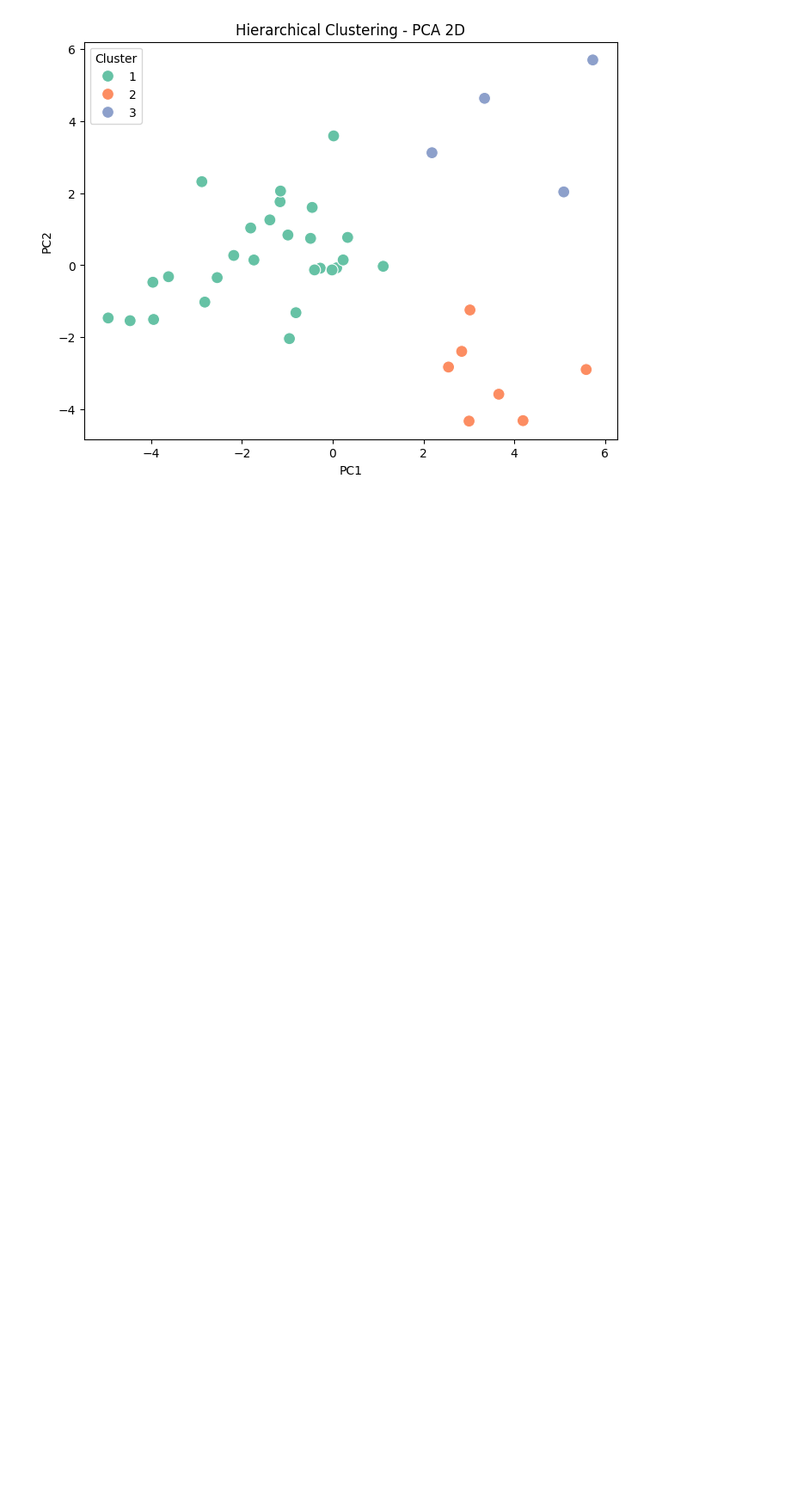
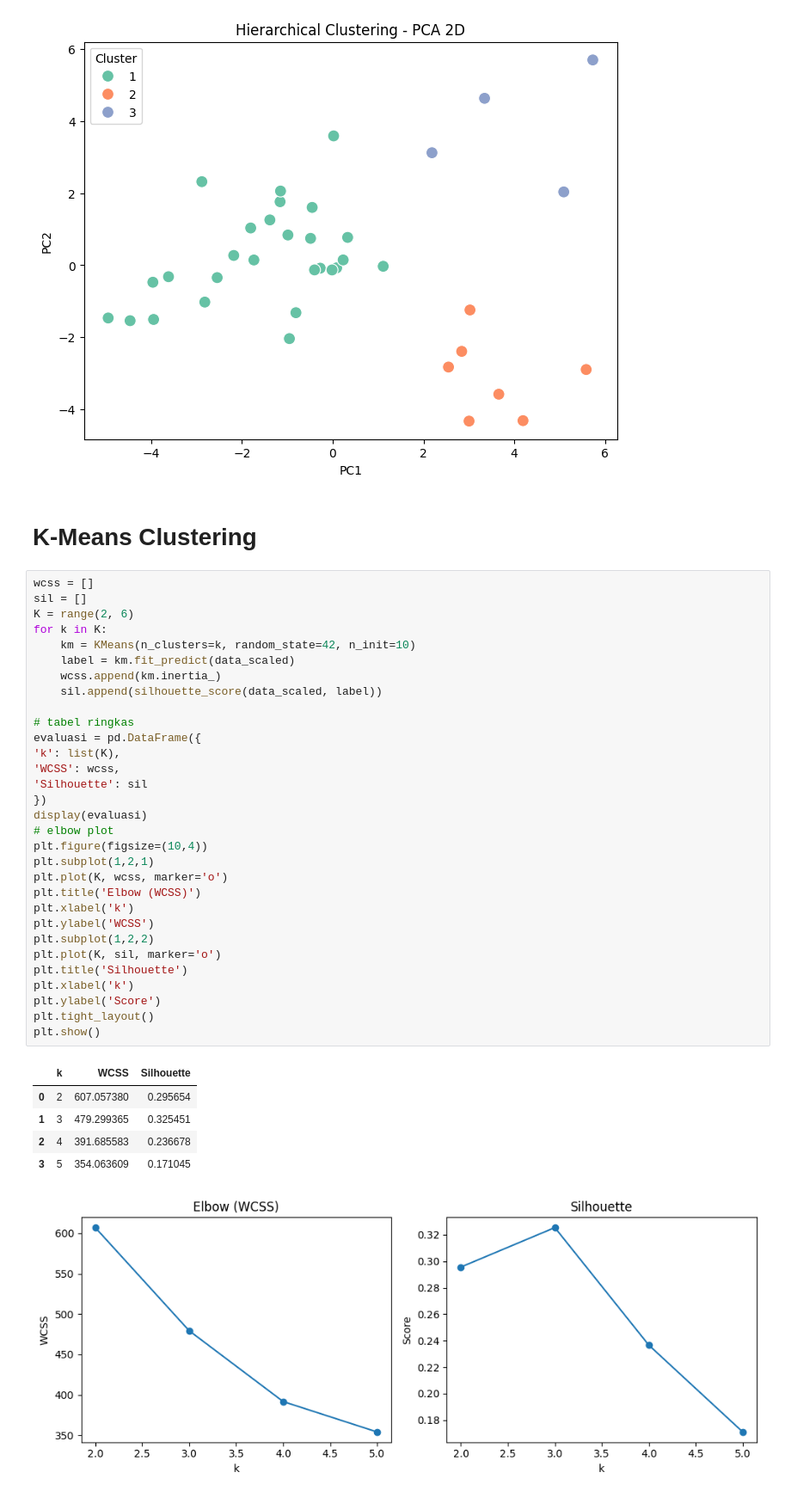
Before and after one commit to yowxy/Clustering-Based-on-Study-Case, a Jupyter notebook: index.ipynb, the cells around one changed output. Shown at 86% size. Drawn from its saved outputs; the diff is of its cells as text; blank space fills up the shorter version.

Commit message:
feat:create GMM model and K-Means

```diff
--- a/index.ipynb
+++ b/index.ipynb
@@ -302,3 +302,43 @@ plt.show()
 # %% [output]
 [figure]
 [figure]
+# %% [markdown]
+# K-Means Clustering
+# %%
+wcss = []
+sil = []
+K = range(2, 6)
+for k in K:
+    km = KMeans(n_clusters=k, random_state=42, n_init=10)
+    label = km.fit_predict(data_scaled)
+    wcss.append(km.inertia_)
+    sil.append(silhouette_score(data_scaled, label))
+
+# tabel ringkas
+evaluasi = pd.DataFrame({
+'k': list(K),
+'WCSS': wcss,
+'Silhouette': sil
+})
+display(evaluasi)
+# elbow plot
+plt.figure(figsize=(10,4))
+plt.subplot(1,2,1)
+plt.plot(K, wcss, marker='o')
+plt.title('Elbow (WCSS)')
+plt.xlabel('k')
+plt.ylabel('WCSS')
+plt.subplot(1,2,2)
+plt.plot(K, sil, marker='o')
+plt.title('Silhouette')
+plt.xlabel('k')
+plt.ylabel('Score')
+plt.tight_layout()
+plt.show()
+# %% [output]
+|  | k | WCSS | Silhouette |
+| 0 | 2 | 607.057380 | 0.295654 |
+| 1 | 3 | 479.299365 | 0.325451 |
+| 2 | 4 | 391.685583 | 0.236678 |
+| 3 | 5 | 354.063609 | 0.171045 |
+[figure, added]
```
Also changed, not shown: parts of 2 cells of this notebook.
